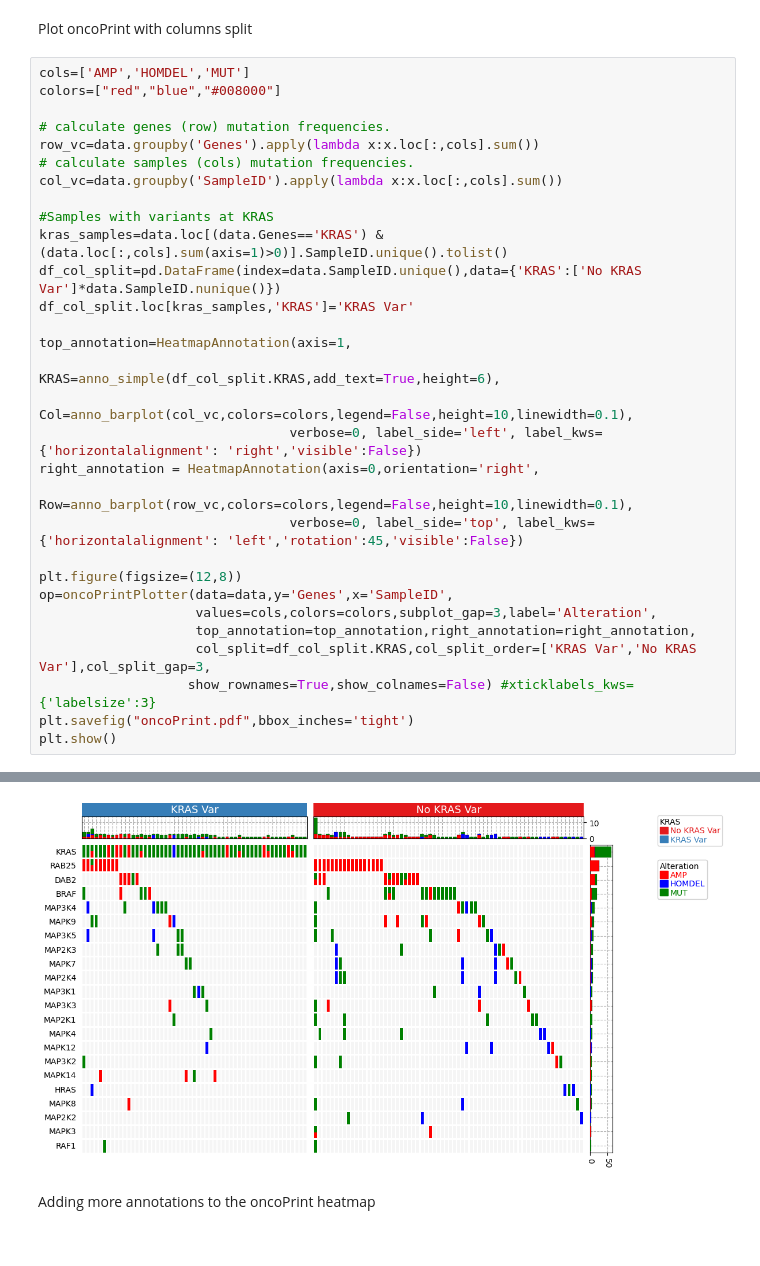
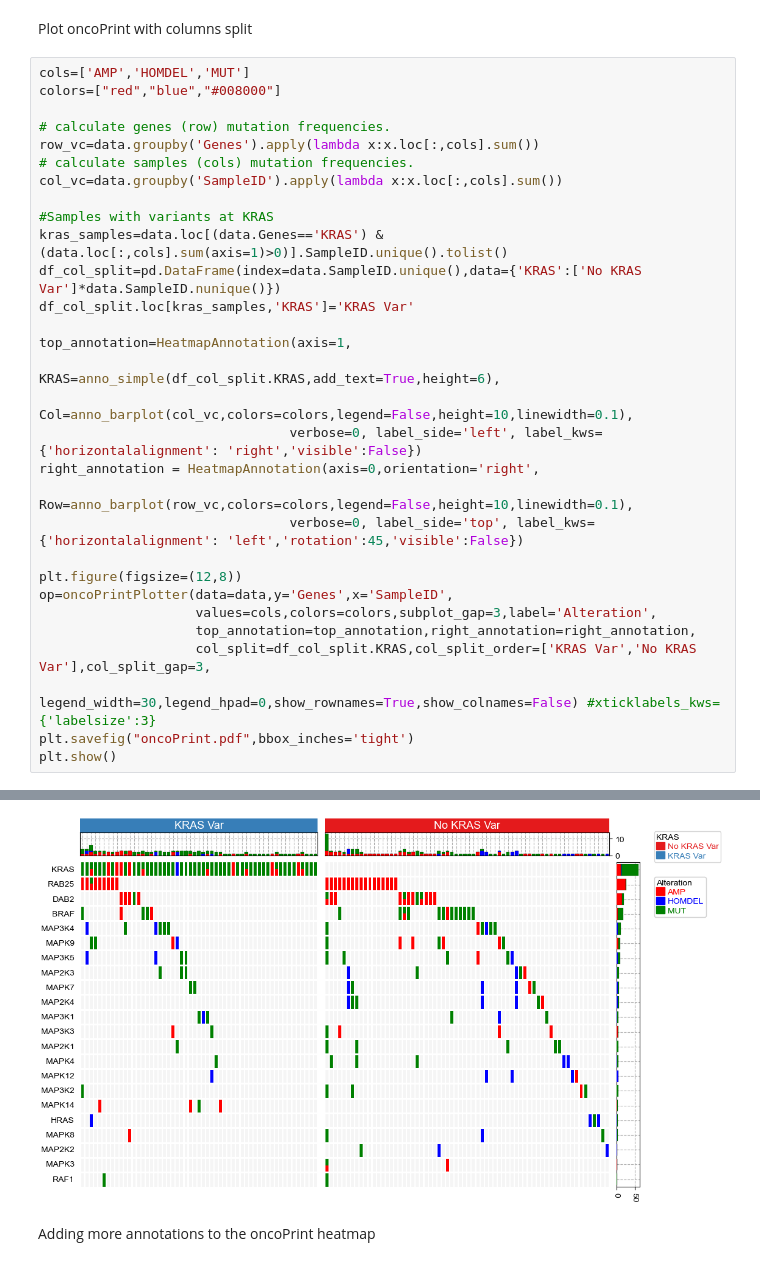
Before and after one commit to DingWB/PyComplexHeatmap, a Jupyter notebook: notebooks/oncoPrint.ipynb, the cells around one changed output, grey strips where cells are left out. Cells and saved outputs as stored; diff of their text form.

Commit message:
update the y position for the second column of legend

```diff
--- a/notebooks/oncoPrint.ipynb
+++ b/notebooks/oncoPrint.ipynb
@@ -65,35 +65,35 @@ col_vc=data.groupby('SampleID').apply(lambda x:x.loc[:,cols].sum())
 
 #Samples with variants at KRAS
 kras_samples=data.loc[(data.Genes=='KRAS') & (data.loc[:,cols].sum(axis=1)>0)].SampleID.unique().tolist()
 df_col_split=pd.DataFrame(index=data.SampleID.unique(),data={'KRAS':['No KRAS Var']*data.SampleID.nunique()})
 df_col_split.loc[kras_samples,'KRAS']='KRAS Var'
 
 top_annotation=HeatmapAnnotation(axis=1,
                                 KRAS=anno_simple(df_col_split.KRAS,add_text=True,height=6),
                                 Col=anno_barplot(col_vc,colors=colors,legend=False,height=10,linewidth=0.1),
                                 verbose=0, label_side='left', label_kws={'horizontalalignment': 'right','visible':False})
 right_annotation = HeatmapAnnotation(axis=0,orientation='right',
                                 Row=anno_barplot(row_vc,colors=colors,legend=False,height=10,linewidth=0.1),
                                 verbose=0, label_side='top', label_kws={'horizontalalignment': 'left','rotation':45,'visible':False})
 
 plt.figure(figsize=(12,8))
 op=oncoPrintPlotter(data=data,y='Genes',x='SampleID',
                     values=cols,colors=colors,subplot_gap=3,label='Alteration',
                     top_annotation=top_annotation,right_annotation=right_annotation,
                     col_split=df_col_split.KRAS,col_split_order=['KRAS Var','No KRAS Var'],col_split_gap=3,
-                   show_rownames=True,show_colnames=False) #xticklabels_kws={'labelsize':3}
+                   legend_width=30,legend_hpad=0,show_rownames=True,show_colnames=False) #xticklabels_kws={'labelsize':3}
 plt.savefig("oncoPrint.pdf",bbox_inches='tight')
 plt.show()
 # %% [output]
 Starting plotting..
 Starting calculating row orders..
 Reordering rows..
 Starting calculating col orders..
 Reordering cols..
 Plotting matrix..
 Collecting legends..
 Plotting legends..
-[figure, old version]
+[figure, new version]
 # %% [markdown]
 Adding more annotations to the oncoPrint heatmap
 # %%
```
Also changed, not shown: parts of 2 cells of this notebook, 4 other files.
